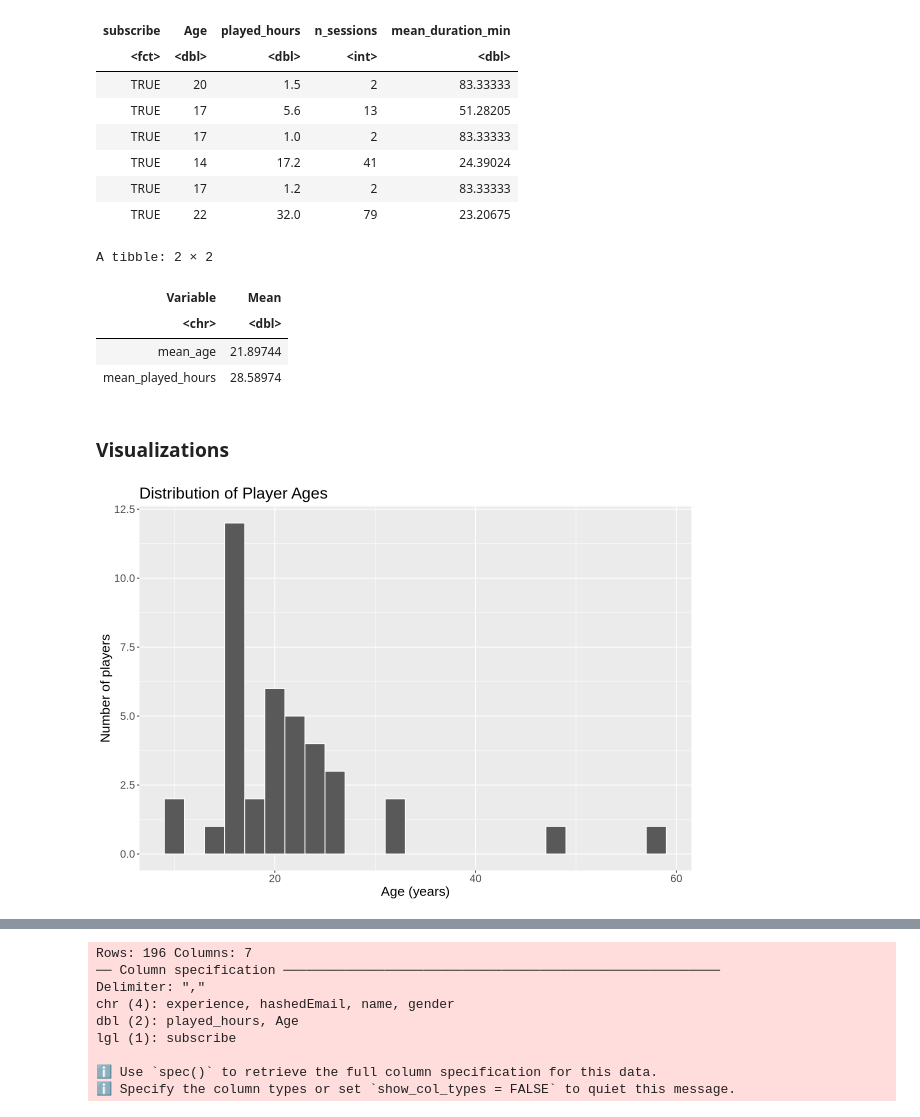
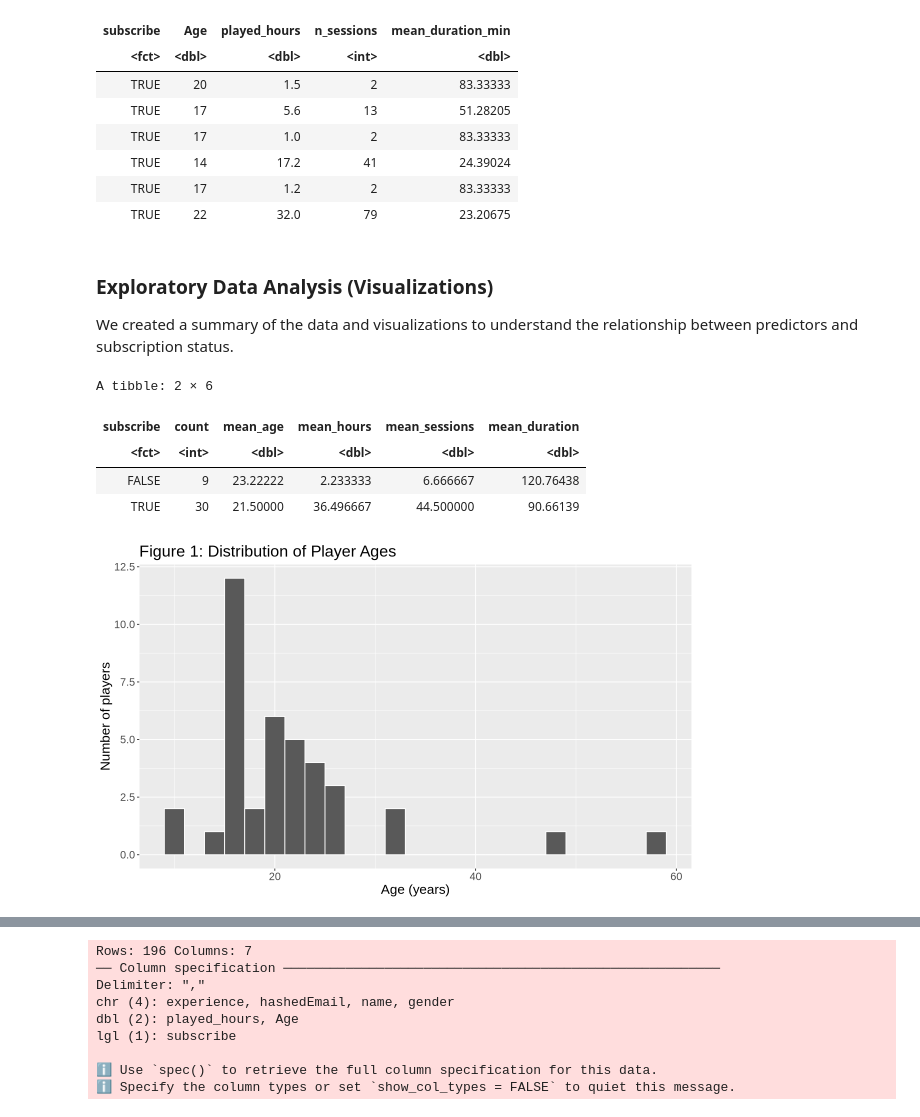
Before and after one commit to vyang06/DSCI-100-Final-Report-008-31, a Jupyter notebook: Project_Final_Report_008_31.ipynb, the cells around one changed output, grey strips where cells are left out. Drawn from its saved outputs; the diff is of its cells as text; code cells hidden in the pictures.

Commit message:
final change, analysis + discussion

```diff
--- a/Project_Final_Report_008_31.ipynb
+++ b/Project_Final_Report_008_31.ipynb
@@ -161,26 +165,32 @@ A tibble: 6 × 5
 | TRUE | 14 | 17.2 | 41 | 24.39024 |
 | TRUE | 17 | 1.2 | 2 | 83.33333 |
 | TRUE | 22 | 32.0 | 79 | 23.20675 |
-# %%
-mean_value <- combined_data |>
-    summarize(mean_age = mean(Age, na.rm = TRUE), mean_played_hours = mean(played_hours, na.rm = TRUE)) |>
-    pivot_longer(cols = c(mean_age, mean_played_hours), names_to = "Variable", values_to = "Mean")
-
-mean_value
-# %% [output]
-A tibble: 2 × 2
-| Variable | Mean |
-| <chr> | <dbl> |
-| mean_age | 21.89744 |
-| mean_played_hours | 28.58974 |
 # %% [markdown]
-### Visualizations
+### Exploratory Data Analysis (Visualizations)
+
+We created a summary of the data and visualizations to understand the relationship between predictors and subscription status.
+# %%
+player_summary <- combined_data |>
+  group_by(subscribe) |>
+  summarize(count = n(),
+            mean_age = mean(Age),
+            mean_hours = mean(played_hours),
+            mean_sessions = mean(n_sessions),
+            mean_duration = mean(mean_duration_min))
+
+player_summary
+# %% [output]
+A tibble: 2 × 6
+| subscribe | count | mean_age | mean_hours | mean_sessions | mean_duration |
+| <fct> | <int> | <dbl> | <dbl> | <dbl> | <dbl> |
+| FALSE | 9 | 23.22222 | 2.233333 | 6.666667 | 120.76438 |
+| TRUE | 30 | 21.50000 | 36.496667 | 44.500000 | 90.66139 |
 # %%
 player_visualization_1 <- combined_data |> ggplot(aes(x = Age)) +
     geom_histogram(binwidth = 2, color = "white", na.rm = TRUE) +
-    labs( title = "Distribution of Player Ages", x = "Age (years)", y = "Number of players") +
+    labs( title = "Figure 1: Distribution of Player Ages", x = "Age (years)", y = "Number of players") +
     theme(text = element_text(size = 16))
 
 player_visualization_1
 # %% [output]
-[figure, old version]
+[figure, new version]
```
Also changed, not shown: parts of 14 cells of this notebook.
